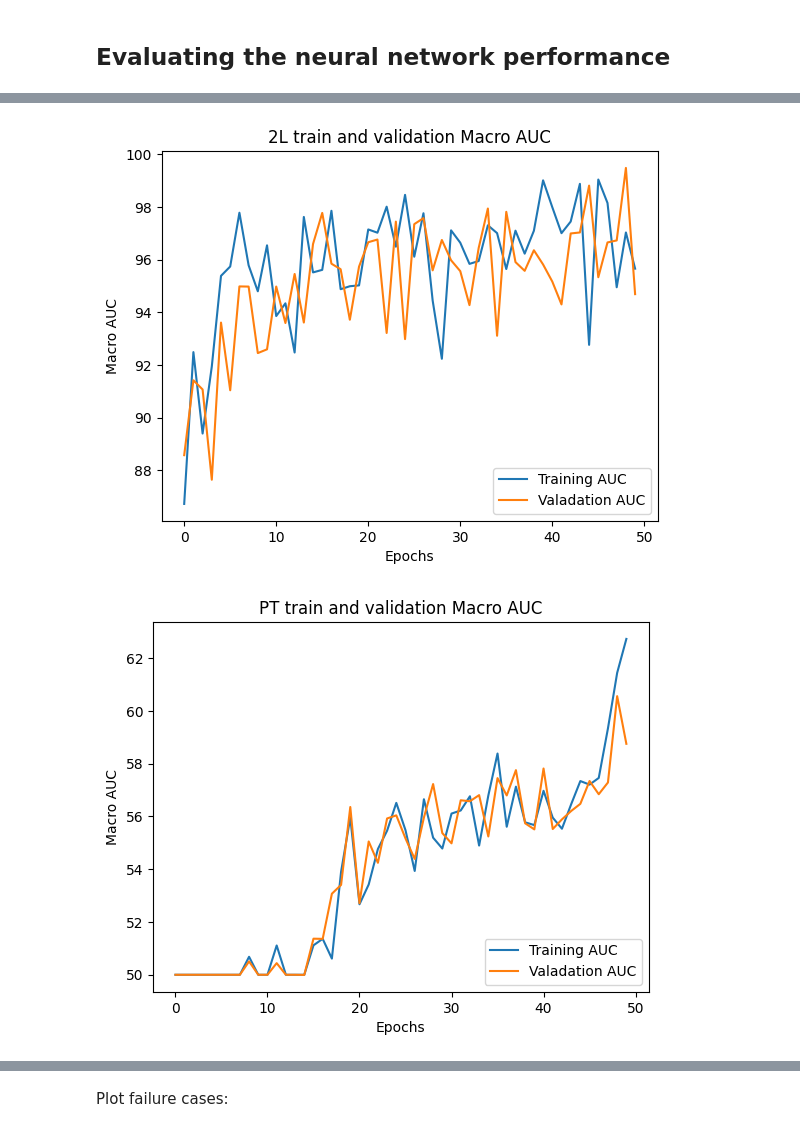
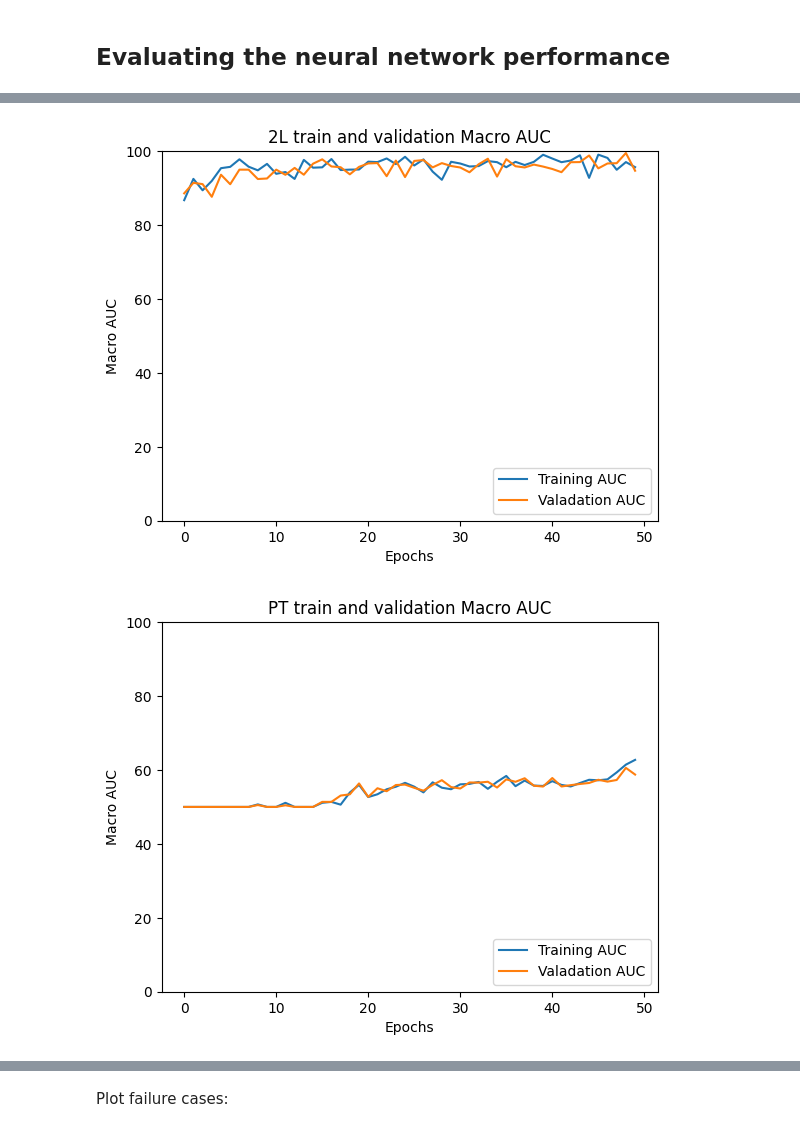
Before and after one commit to FoyerD/ML_A3, a Jupyter notebook: ch11.ipynb, the cells around one changed output, grey strips where cells are left out. Saved outputs shown, nothing was run; the diff lists cells and outputs as text; code cells hidden in the pictures.

```diff
--- a/ch11.ipynb
+++ b/ch11.ipynb
@@ -729,16 +729,17 @@ plt.show()
 # %%
 plt.plot(range(len(epoch_train_auc2)), epoch_train_auc2,
          label='Training AUC')
 plt.plot(range(len(epoch_valid_auc2)), epoch_valid_auc2,
          label='Valadation AUC')
 plt.ylabel('Macro AUC')
 plt.xlabel('Epochs')
 plt.legend(loc='lower right')
 plt.title("2L train and validation Macro AUC")
+plt.ylim(0, 100)
 plt.savefig('plots/2L_AUC.png', dpi=300)
 plt.show()
 # %% [output]
-[figure, old version]
+[figure, new version]
 # %%
 plt.plot(range(len(epoch_train_aucPT)), epoch_train_aucPT,
          label='Training AUC')
@@ -748,10 +749,11 @@ plt.ylabel('Macro AUC')
 plt.xlabel('Epochs')
 plt.legend(loc='lower right')
 plt.title("PT train and validation Macro AUC")
+plt.ylim(0, 100)
 plt.savefig('plots/PT_AUC.png', dpi=300)
 plt.show()
 # %% [output]
-[figure, old version]
+[figure, new version]
 # %%
 plt.plot(range(len(epoch_train_acc1)), epoch_train_acc1,
          label='Training')
```
Also changed, not shown: parts of 12 cells of this notebook, 1 other file.
